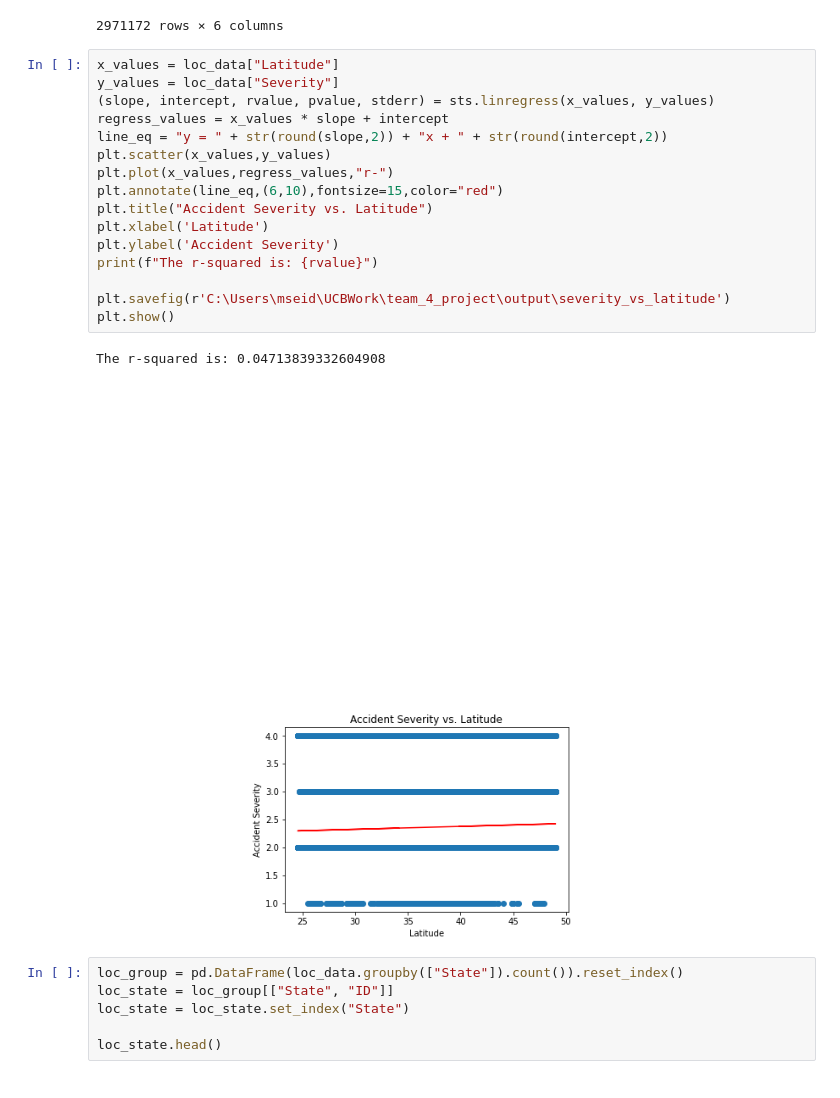
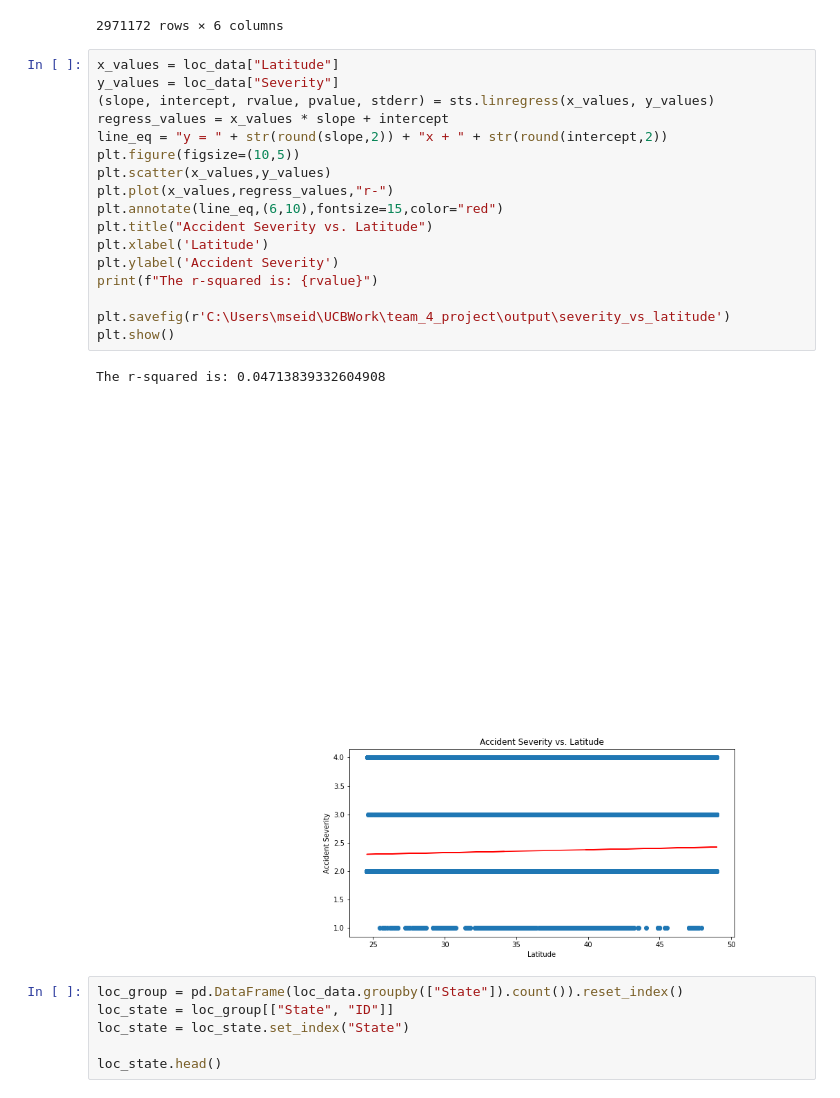
Before and after one commit to mseidenberg13/team_4_project, a Jupyter notebook: loc_analysis.ipynb, the cells around one changed output. Saved outputs shown, nothing was run; the diff lists cells and outputs as text.

```diff
--- a/loc_analysis.ipynb
+++ b/loc_analysis.ipynb
@@ -77,22 +77,23 @@ loc_data.dropna()
 # %%
 x_values = loc_data["Latitude"]
 y_values = loc_data["Severity"]
 (slope, intercept, rvalue, pvalue, stderr) = sts.linregress(x_values, y_values)
 regress_values = x_values * slope + intercept
 line_eq = "y = " + str(round(slope,2)) + "x + " + str(round(intercept,2))
+plt.figure(figsize=(10,5))
 plt.scatter(x_values,y_values)
 plt.plot(x_values,regress_values,"r-")
 plt.annotate(line_eq,(6,10),fontsize=15,color="red")
 plt.title("Accident Severity vs. Latitude")
 plt.xlabel('Latitude')
 plt.ylabel('Accident Severity')
 print(f"The r-squared is: {rvalue}")
 
 plt.savefig(r'C:\Users\mseid\UCBWork\team_4_project\output\severity_vs_latitude')
 plt.show()
 # %% [output]
 The r-squared is: 0.04713839332604908
-[figure, old version]
+[figure, new version]
 # %%
 loc_group = pd.DataFrame(loc_data.groupby(["State"]).count()).reset_index()
 loc_state = loc_group[["State", "ID"]]
```
Also changed, not shown: parts of 1 cell of this notebook, 4 other files.
